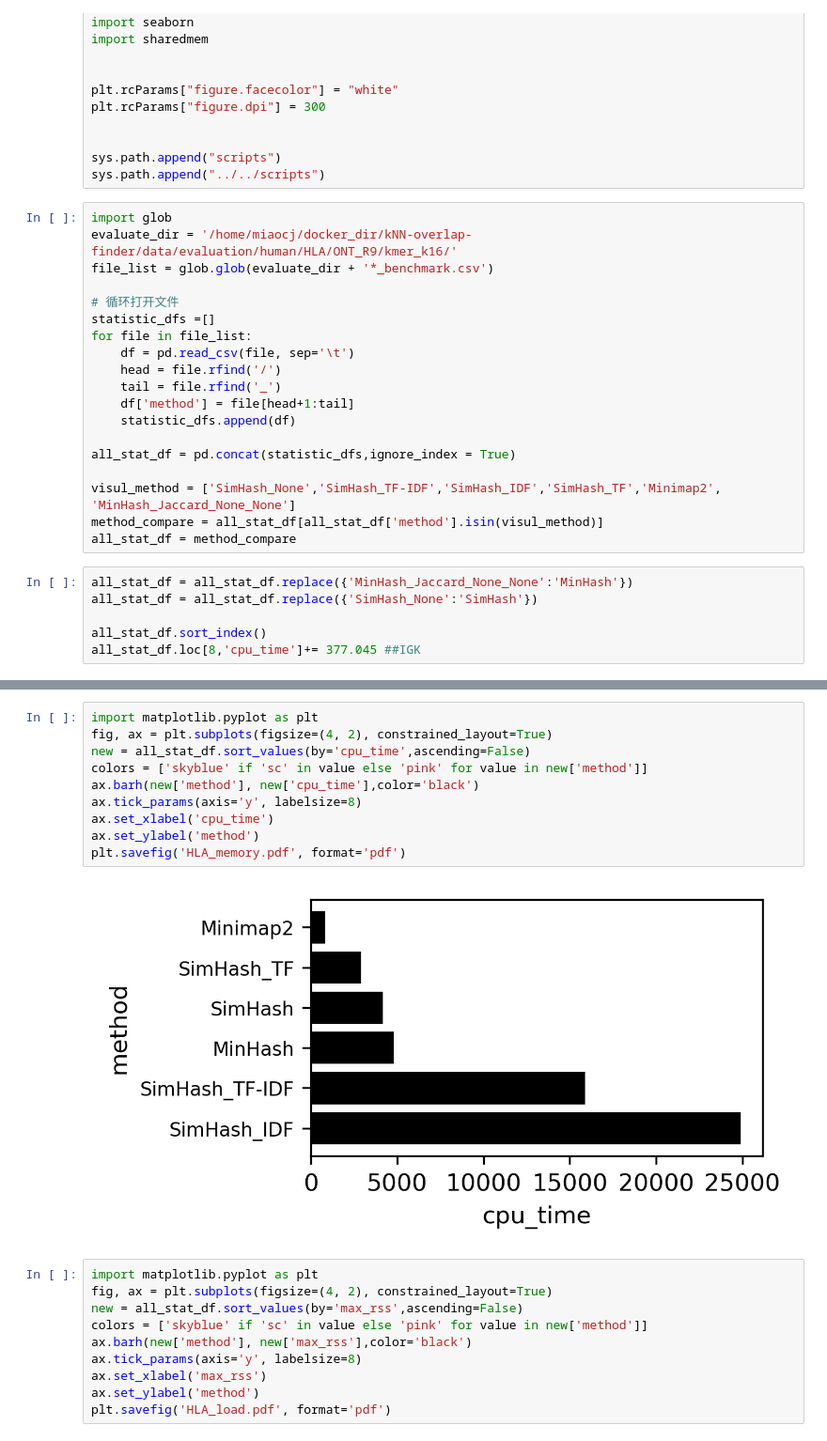
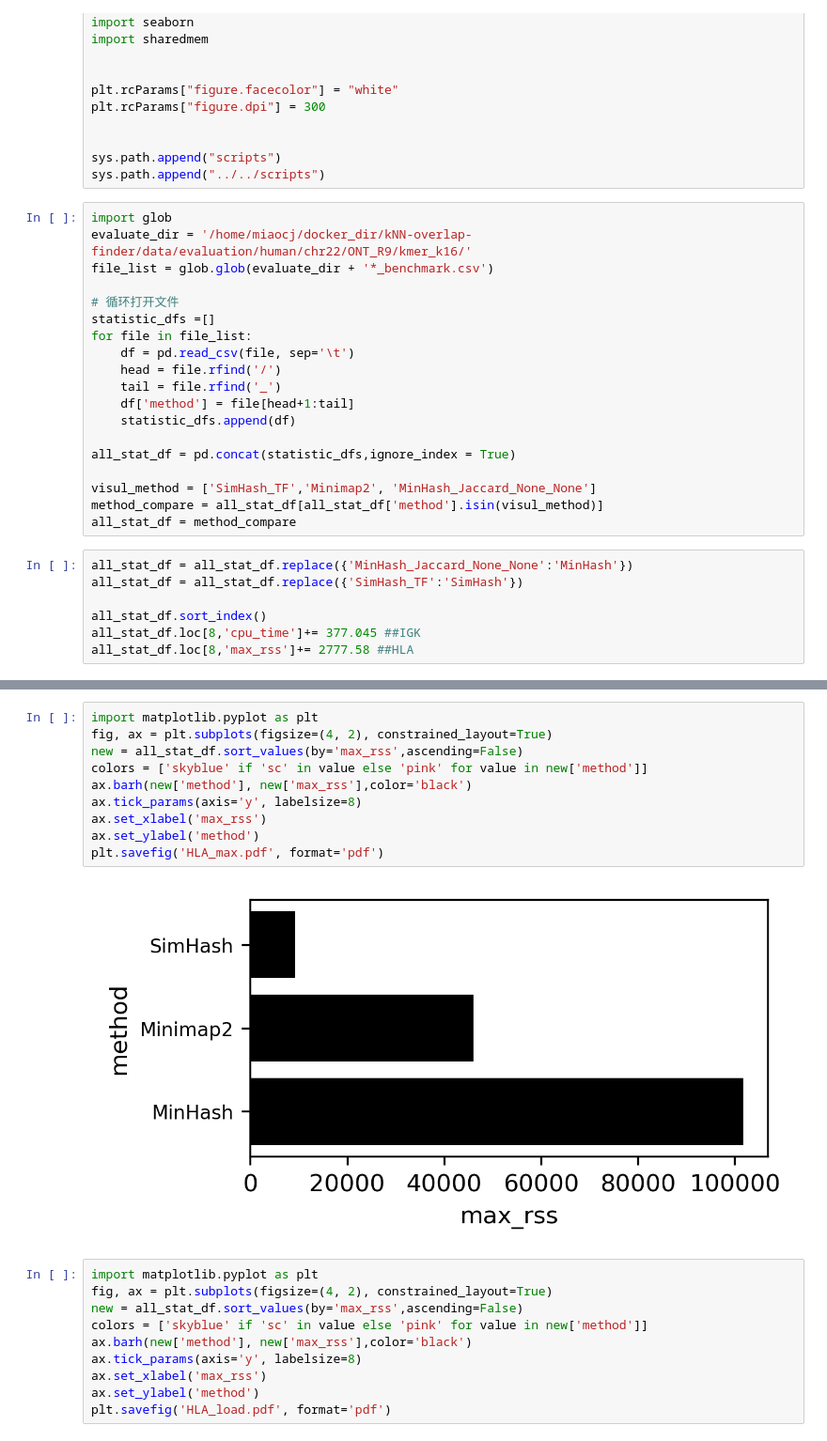
Before and after one commit to jzhang-dev/kNN-overlap-finder, a Jupyter notebook: notebooks/visulization/memory_usage.ipynb, the cells around one changed output, grey strips where cells are left out. Shown at 94% size. Cells and saved outputs as stored; diff of their text form.

```diff
--- a/notebooks/visulization/memory_usage.ipynb
+++ b/notebooks/visulization/memory_usage.ipynb
@@ -32,7 +32,7 @@ sys.path.append("scripts")
 sys.path.append("../../scripts")
 # %%
 import glob
-evaluate_dir = '/home/miaocj/docker_dir/kNN-overlap-finder/data/evaluation/human/HLA/ONT_R9/kmer_k16/'
+evaluate_dir = '/home/miaocj/docker_dir/kNN-overlap-finder/data/evaluation/human/chr22/ONT_R9/kmer_k16/'
 file_list = glob.glob(evaluate_dir + '*_benchmark.csv')
 
 # 循环打开文件
@@ -46,15 +46,16 @@ for file in file_list:
 
 all_stat_df = pd.concat(statistic_dfs,ignore_index = True)
 
-visul_method = ['SimHash_None','SimHash_TF-IDF','SimHash_IDF','SimHash_TF','Minimap2', 'MinHash_Jaccard_None_None']
+visul_method = ['SimHash_TF','Minimap2', 'MinHash_Jaccard_None_None']
 method_compare = all_stat_df[all_stat_df['method'].isin(visul_method)]
 all_stat_df = method_compare
 # %%
 all_stat_df = all_stat_df.replace({'MinHash_Jaccard_None_None':'MinHash'})
-all_stat_df = all_stat_df.replace({'SimHash_None':'SimHash'})
+all_stat_df = all_stat_df.replace({'SimHash_TF':'SimHash'})
 
 all_stat_df.sort_index()
 all_stat_df.loc[8,'cpu_time']+= 377.045 ##IGK
+all_stat_df.loc[8,'max_rss']+= 2777.58 ##HLA
 # %%
 all_stat_df.sort_index()
 # %% [output]
@@ -68,15 +80,15 @@ all_stat_df.sort_index()
 # %%
 import matplotlib.pyplot as plt
 fig, ax = plt.subplots(figsize=(4, 2), constrained_layout=True)
-new = all_stat_df.sort_values(by='cpu_time',ascending=False)
+new = all_stat_df.sort_values(by='max_rss',ascending=False)
 colors = ['skyblue' if 'sc' in value else 'pink' for value in new['method']]
-ax.barh(new['method'], new['cpu_time'],color='black')
+ax.barh(new['method'], new['max_rss'],color='black')
 ax.tick_params(axis='y', labelsize=8)
-ax.set_xlabel('cpu_time')
+ax.set_xlabel('max_rss')
 ax.set_ylabel('method')
-plt.savefig('HLA_memory.pdf', format='pdf')
+plt.savefig('HLA_max.pdf', format='pdf')
 # %% [output]
-[figure, old version]
+[figure, new version]
 # %%
 import matplotlib.pyplot as plt
 fig, ax = plt.subplots(figsize=(4, 2), constrained_layout=True)
```
Also changed, not shown: parts of 3 cells of this notebook, 26 other files.
